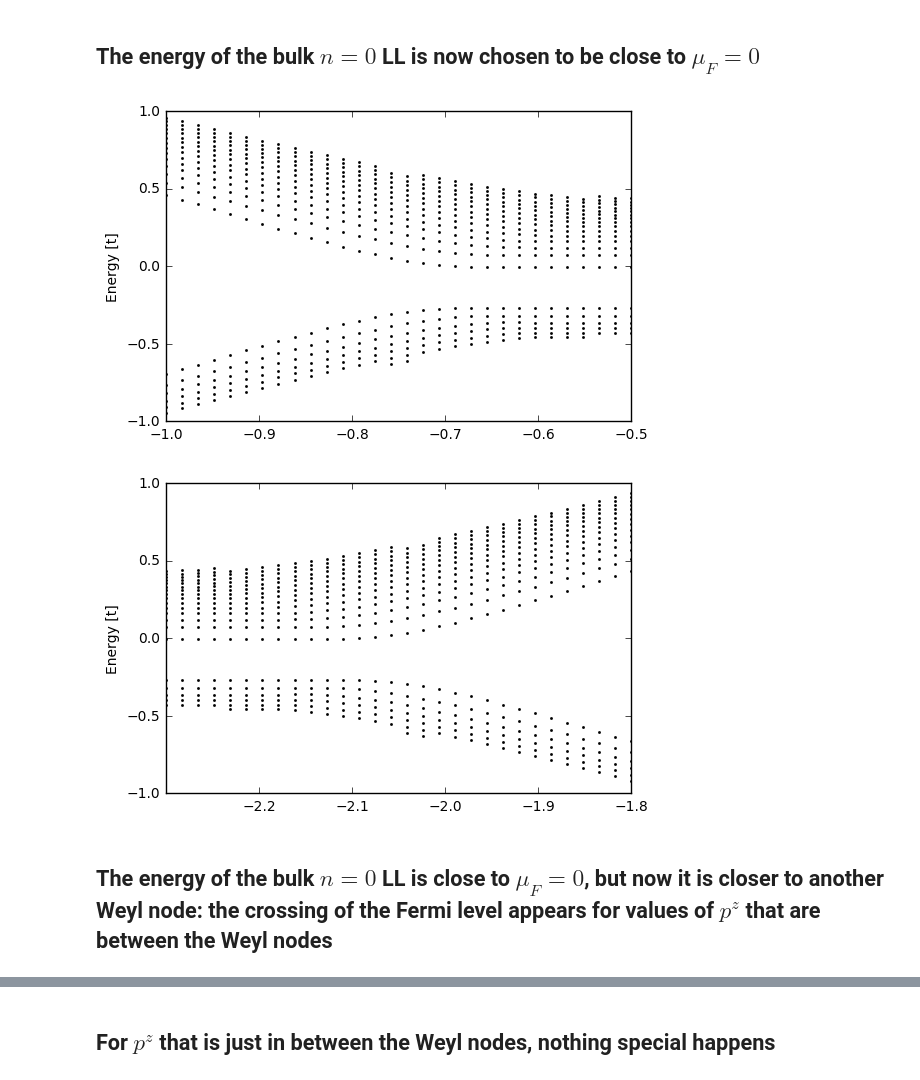
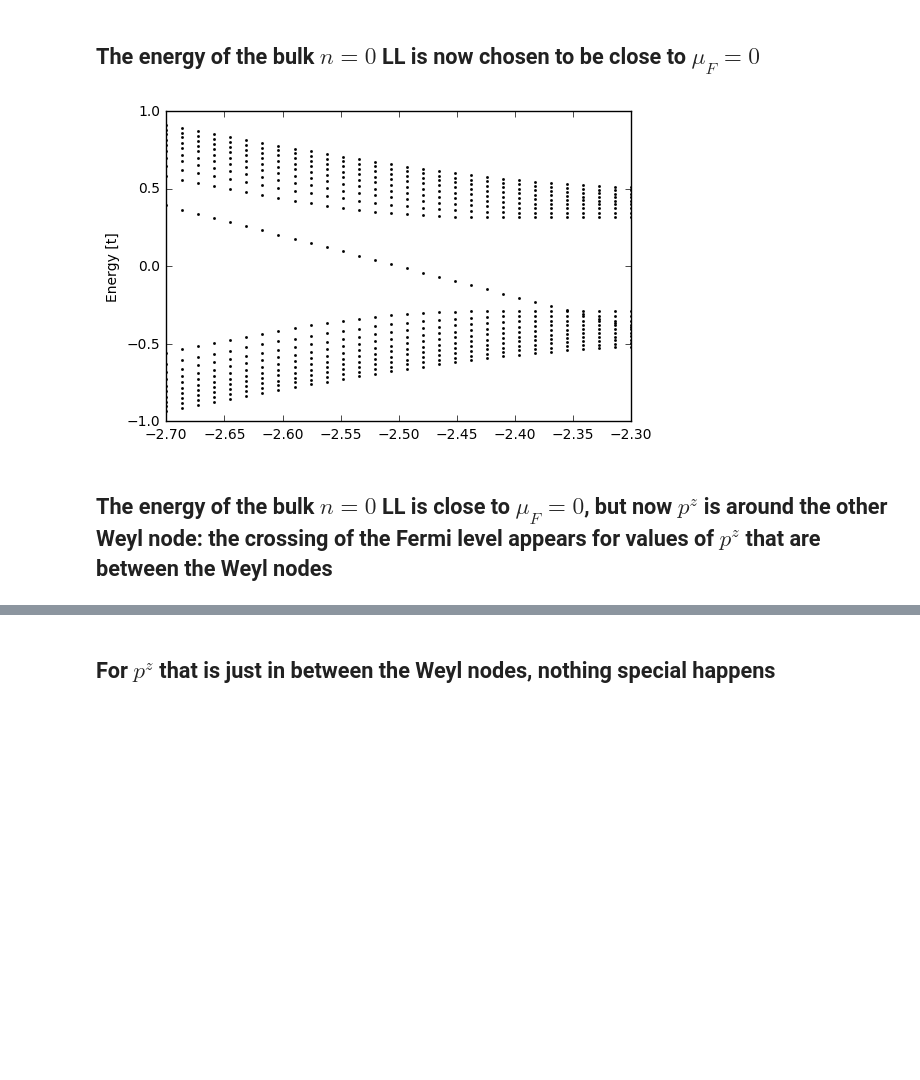
Before and after one commit to Artem-Ivashko/Vazifeh-Franz-magnetic-field, a Jupyter notebook: Wall-creep.ipynb, the cells around one changed output, grey strips where cells are left out. Drawn from its saved outputs; the diff is of its cells as text; code cells hidden in the pictures; blank space fills up the shorter version.

```diff
--- a/Wall-creep.ipynb
+++ b/Wall-creep.ipynb
@@ -75,21 +76,15 @@ del pyMin, pyMax, pyCount, fsys_1D, params, evals, evecs
 fsys_1D = diagonalizer.FinalizedSystem_1D(2000)
 
 params = copy(ParametersDefault)
+params.x_shift= 2000./2.
 params.lBinv2 = 1./20.**2
 params.EigenvectorsCount = 20
 params.pz = 0.631
 
-pyMin = -1.
-pyMax = -0.5
+pyMin = -2.7
+pyMax = -2.3
 pyCount = 30
 
 evals, evecs = pSweep_1D( fsys_1D, params, pyMin, pyMax, pCount=pyCount, yORzSweep = 'pySweep')
 spectrum_plot_1D(evals,pyMin,pyMax,pyCount)
-
-pyMin = -2.3
-pyMax = -1.8
-pyCount = 30
-
-evals, evecs = pSweep_1D( fsys_1D, params, pyMin, pyMax, pCount=pyCount, yORzSweep = 'pySweep')
-spectrum_plot_1D(evals,pyMin,pyMax,pyCount)
 # %% [output]
@@ -100,29 +94,23 @@ spectrum_plot_1D(evals,pyMin,pyMax,pyCount)
 # %%
 params.pz = 0.77
 
 fsys_1D = diagonalizer.FinalizedSystem_1D(2000)
 
 params = copy(ParametersDefault)
+params.x_shift= 2000./2.
 params.lBinv2 = 1./20.**2
 params.EigenvectorsCount = 20
 
 
-pyMin = -1.
-pyMax = -0.5
+pyMin = -2.7
+pyMax = -2.3
 pyCount = 30
 evals, evecs = pSweep_1D( fsys_1D, params, pyMin, pyMax, pCount=pyCount, yORzSweep = 'pySweep')
 spectrum_plot_1D(evals,pyMin,pyMax,pyCount)
-
-pyMin = -2.3
-pyMax = -1.8
-pyCount = 30
-evals, evecs = pSweep_1D( fsys_1D, params, pyMin, pyMax, pCount=pyCount, yORzSweep = 'pySweep')
-spectrum_plot_1D(evals,pyMin,pyMax,pyCount)
 # %% [output]
-[figure, old version]
+[figure, new version]
-[figure, removed]
 # %% [markdown]
-## The energy of the bulk $n=0$ LL is close to $\mu_F = 0$, but now it is closer to another Weyl node: the crossing of the Fermi level appears for values of $p^z$ that are between the Weyl nodes
+## The energy of the bulk $n=0$ LL is close to $\mu_F = 0$, but now $p^z$ is around the other Weyl node: the crossing of the Fermi level appears for values of $p^z$ that are between the Weyl nodes
 # %%
 fsys_1D = diagonalizer.FinalizedSystem_1D(2000)
 
```
Also changed, not shown: parts of 13 cells of this notebook, 2 other files.
